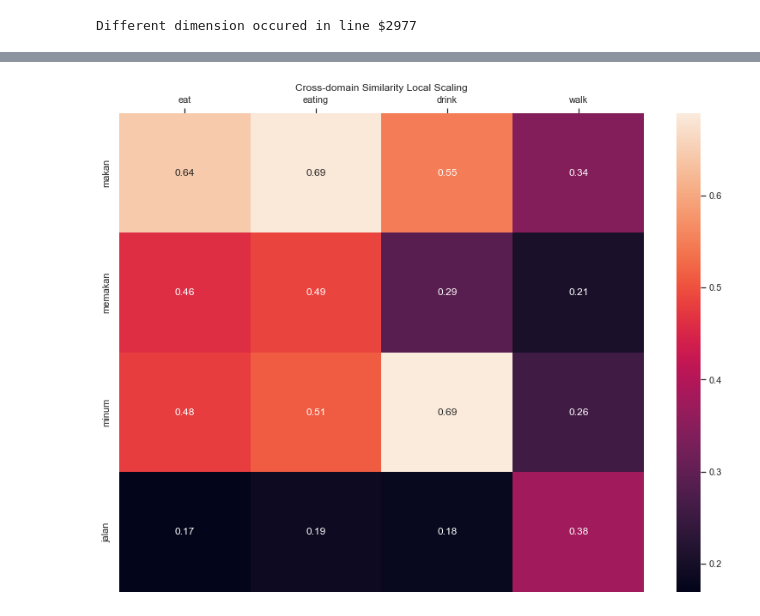
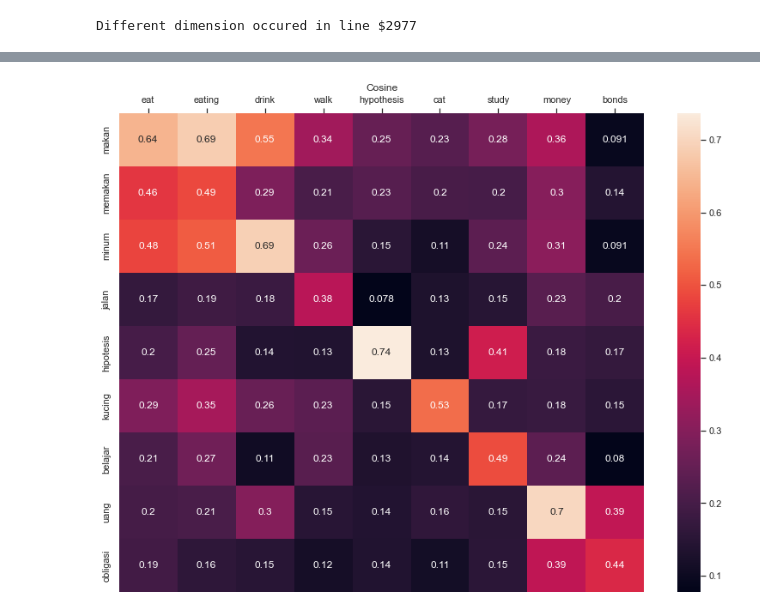
Before and after one commit to lungavile/cleu, a Jupyter notebook: main.ipynb, the cells around one changed output, grey strips where cells are left out. Drawn from its saved outputs; the diff is of its cells as text; code cells hidden in the pictures.

Commit message:
Add sample images

```diff
--- a/main.ipynb
+++ b/main.ipynb
@@ -41,11 +39,11 @@ plot_embeddings.plot_embeddings_2d([clwe_en,clwe_id,clwe_es],width=800,height=50
 # %%
-words_id = ["makan","memakan","minum","jalan"]
+words_id = ["makan","memakan","minum","jalan","hipotesis","kucing","belajar","uang","obligasi"]
 words_en = ["eat","eating","drink","walk","hypothesis","cat","study","money","bonds"]
 emb_id = list(map(lambda word : clwe_id.get_embedding_by_word(word) ,words_id))
 emb_en = list(map(lambda word : clwe_en.get_embedding_by_word(word) ,words_en))
 
 
 # plot_embeddings.plot_confusion_similarity(emb_id,emb_en,distance_function='csls',csls_k=3)
 plot_embeddings.plot_confusion_similarity(emb_id,emb_en,distance_function='cosine')
 # %% [output]
-[figure, old version]
+[figure, new version]
```
Also changed, not shown: parts of 1 cell of this notebook, 4 other files.
